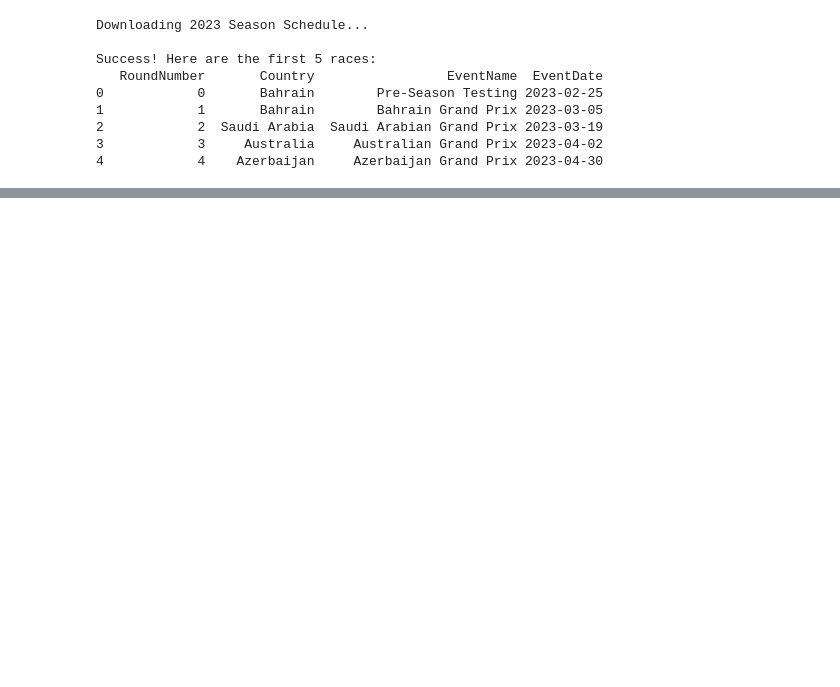
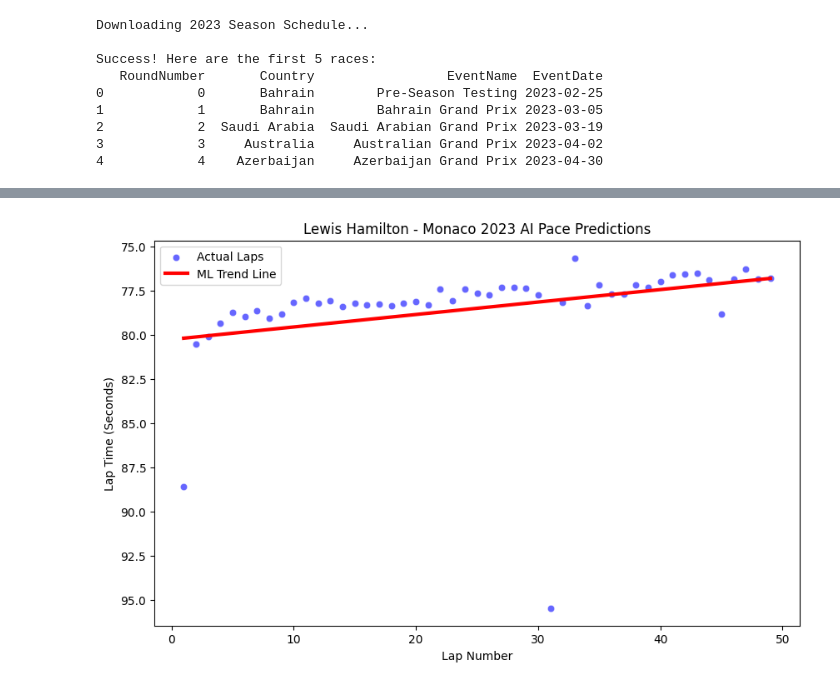
Before and after one commit to JACKLEEOW/Formula1-Machine-Learning, a Jupyter notebook: notebooks/01-setup-test.ipynb, the cells around one changed output, grey strips where cells are left out. Saved outputs shown, nothing was run; the diff lists cells and outputs as text; code cells hidden in the pictures; blank space fills up the shorter version.

```diff
--- a/notebooks/01-setup-test.ipynb
+++ b/notebooks/01-setup-test.ipynb
@@ -27,0 +185,23 @@ Success! Here are the first 5 races:
+# %%
+# ask model, what should the lap time be for these laps
+predictions = model.predict(x)
+
+# plot the actual data
+plt.figure(figsize=(10,6))
+
+
+sns.scatterplot(x = dry_laps['LapNumber'], y=dry_laps['LapTimeSeconds'], label = 'Actual Laps', color = 'blue', alpha = 0.6 )
+
+#plot the model's data
+# plot the lap number against our predictions
+
+plt.plot(dry_laps['LapNumber'], predictions, color = 'red', linewidth = 3, label = 'ML Trend Line')
+
+plt.title("Lewis Hamilton - Monaco 2023 AI Pace Predictions")
+plt.xlabel("Lap Number")
+plt.ylabel("Lap Time (Seconds)")
+plt.legend()
+plt.gca().invert_yaxis()
+plt.show()
+# %% [output]
+[figure, added]
```
Also changed, not shown: parts of 10 cells of this notebook.
